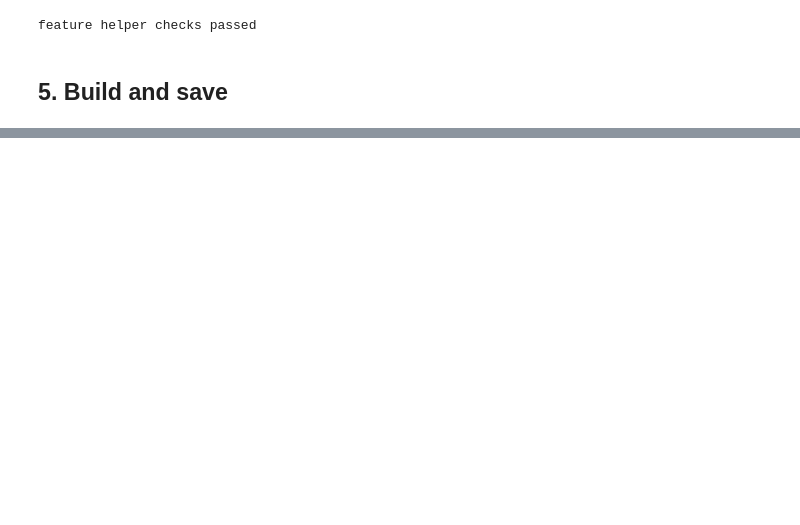
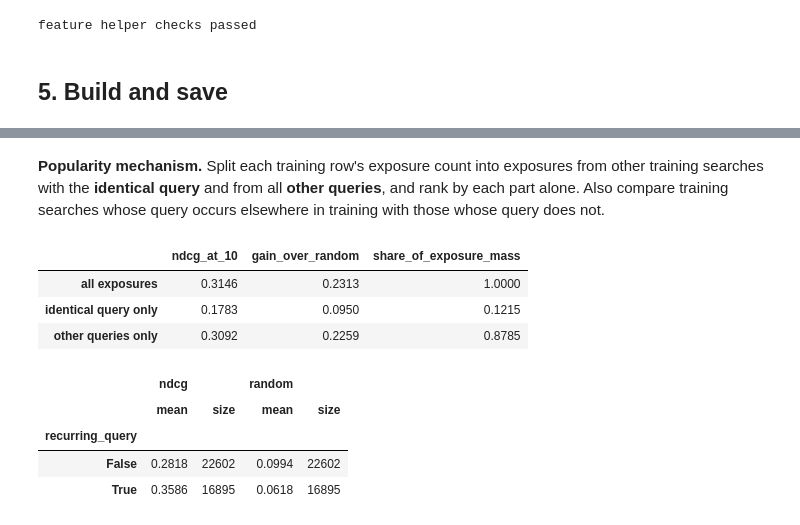
Before and after one commit to liamkunert/BT4222-group17-jdsearch, a Jupyter notebook: notebooks/03_features.ipynb, the cells around one changed output, grey strips where cells are left out. Drawn from its saved outputs; the diff is of its cells as text; code cells hidden in the pictures; blank space fills up the shorter version.

```diff
--- a/notebooks/03_features.ipynb
+++ b/notebooks/03_features.ipynb
@@ -404,0 +485,40 @@ sanity
+# %% [markdown]
+**Popularity mechanism.** Split each training row's exposure count into exposures from other training searches with the **identical query** and from all **other queries**, and rank by each part alone. Also compare training searches whose query occurs elsewhere in training with those whose query does not.
+# %%
+same_query = []
+for r in records:
+    if r["split"] != "train_dev":
+        continue
+    counter = Counter()
+    for session_id, wids in same_query_lists.get(r["query"], []):
+        if session_id != r["session_id"]:
+            counter.update(wids)
+    same_query.append(np.array([counter[w] for w in r["candidates"]], dtype=float))
+train["exp_same_query"] = np.concatenate(same_query)
+train["exp_other_query"] = train.pop_exposures - train.exp_same_query
+recurring = train.groupby("session_id").exp_same_query.transform("max") > 0
+rows = {}
+for name, score in {"all exposures": "pop_exposures", "identical query only": "exp_same_query",
+                    "other queries only": "exp_other_query"}.items():
+    train["score"] = train[score]
+    per = evaluate(train, "score", expected_sizes=train_sizes)
+    rows[name] = {"ndcg_at_10": per.ndcg.mean(), "gain_over_random": (per.ndcg - base.ndcg).mean()}
+mechanism = pd.DataFrame(rows).T
+mechanism["share_of_exposure_mass"] = [1.0, train.exp_same_query.sum() / train.pop_exposures.sum(),
+                                       train.exp_other_query.sum() / train.pop_exposures.sum()]
+train["score"] = train.pop_exposures
+per = evaluate(train, "score", expected_sizes=train_sizes).join(
+    recurring.groupby(train.session_id).first().rename("recurring_query"))
+by_query = per.assign(random=base.ndcg).groupby("recurring_query")[["ndcg", "random"]].agg(["mean", "size"])
+display(mechanism)
+by_query
+# %% [output]
+|  | ndcg_at_10 | gain_over_random | share_of_exposure_mass |
+| all exposures | 0.3146 | 0.2313 | 1.0000 |
+| identical query only | 0.1783 | 0.0950 | 0.1215 |
+| other queries only | 0.3092 | 0.2259 | 0.8785 |
+|  | ndcg |  | random |  |
+|  | mean | size | mean | size |
+| recurring_query |  |  |  |  |
+| False | 0.2818 | 22602 | 0.0994 | 22602 |
+| True | 0.3586 | 16895 | 0.0618 | 16895 |
```
Also changed, not shown: parts of 20 cells of this notebook, 5 other files.
